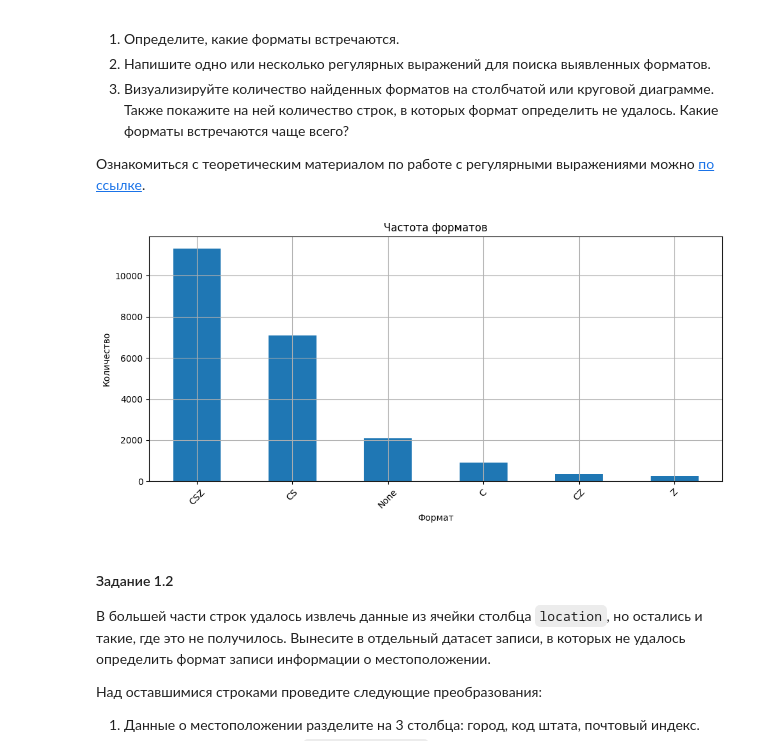
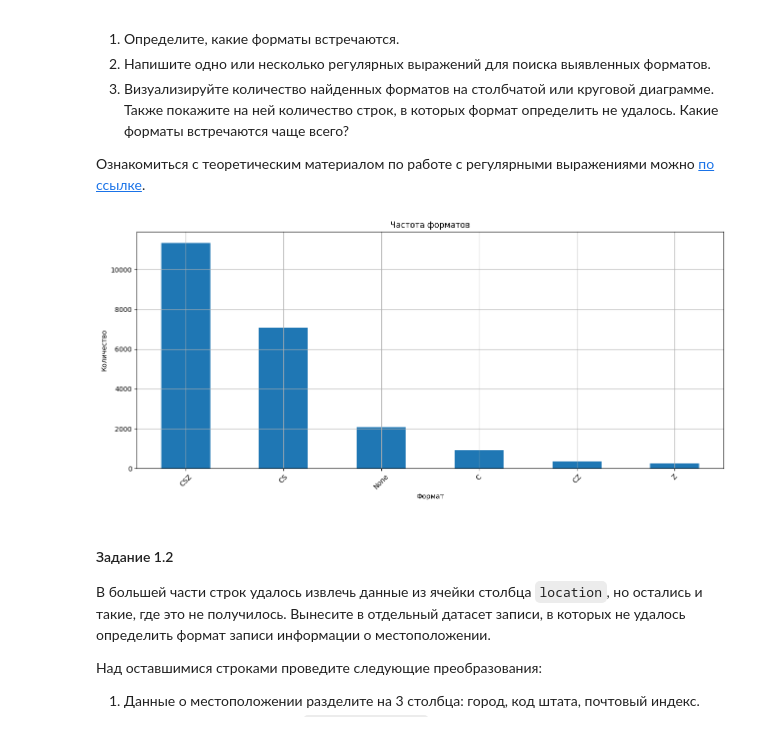
Before and after one commit to AndronIxI/cpp, a Jupyter notebook: labs/Лаба1_МЕВД_Сорокин.ipynb, the cells around one changed output. Drawn from its saved outputs; the diff is of its cells as text; code cells hidden in the pictures.

```diff
--- a/labs/Лаба1_МЕВД_Сорокин.ipynb
+++ b/labs/Лаба1_МЕВД_Сорокин.ipynb
@@ -255,35 +307,35 @@ import re
 patterns = {
   'CSZ': r'^[a-zA-Z\s]+[, ]+[A-Z]{2}[, ]+\d{5}$',
   'CS': r'^[a-zA-Z\s]+[, ]+[A-Z]{2}$',
   'CZ': r'^[a-zA-Z\s]+[, ]*\d{5}$',
   'SZ': r'^[A-Z]{2}[, ]+\d{5}$',
   'C': r'^[a-zA-Z\s]+$',
   'S': r'^[A-Z]{2}$',
   'Z': r'^\d{5}$'
 }
 
 def detect_format(location):
   if pd.isna(location):
     return 'None'
   for name, pattern in patterns.items():
     if re.match(pattern, location.strip()):
       return name
   return 'None'
 
 
 formats = pd.DataFrame()
 formats['format'] = df['location'].apply(detect_format)
 format_counts = formats['format'].value_counts()
 
-format_counts.plot(kind='bar', figsize=(10, 5), title='Частота форматов')
+format_counts.plot(kind='bar', figsize=(13, 6), title='Частота форматов')
 plt.xlabel('Формат')
 plt.ylabel('Количество')
 plt.xticks(rotation=45)
 plt.grid(True)
 plt.tight_layout()
 plt.show()
 # %% [output]
-[figure, old version]
+[figure, new version]
 # %% [markdown]
 #### Задание 1.2
 
```
Also changed, not shown: parts of 10 cells of this notebook.
